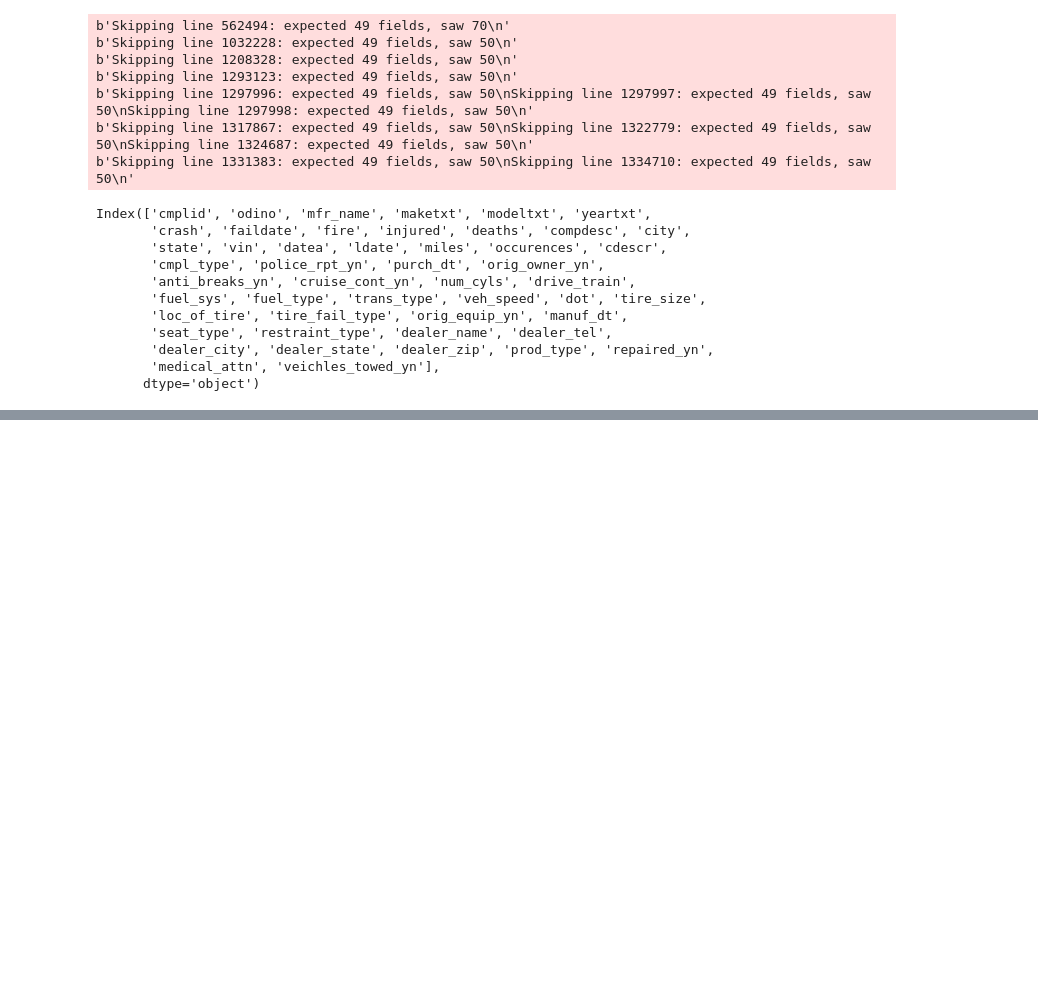
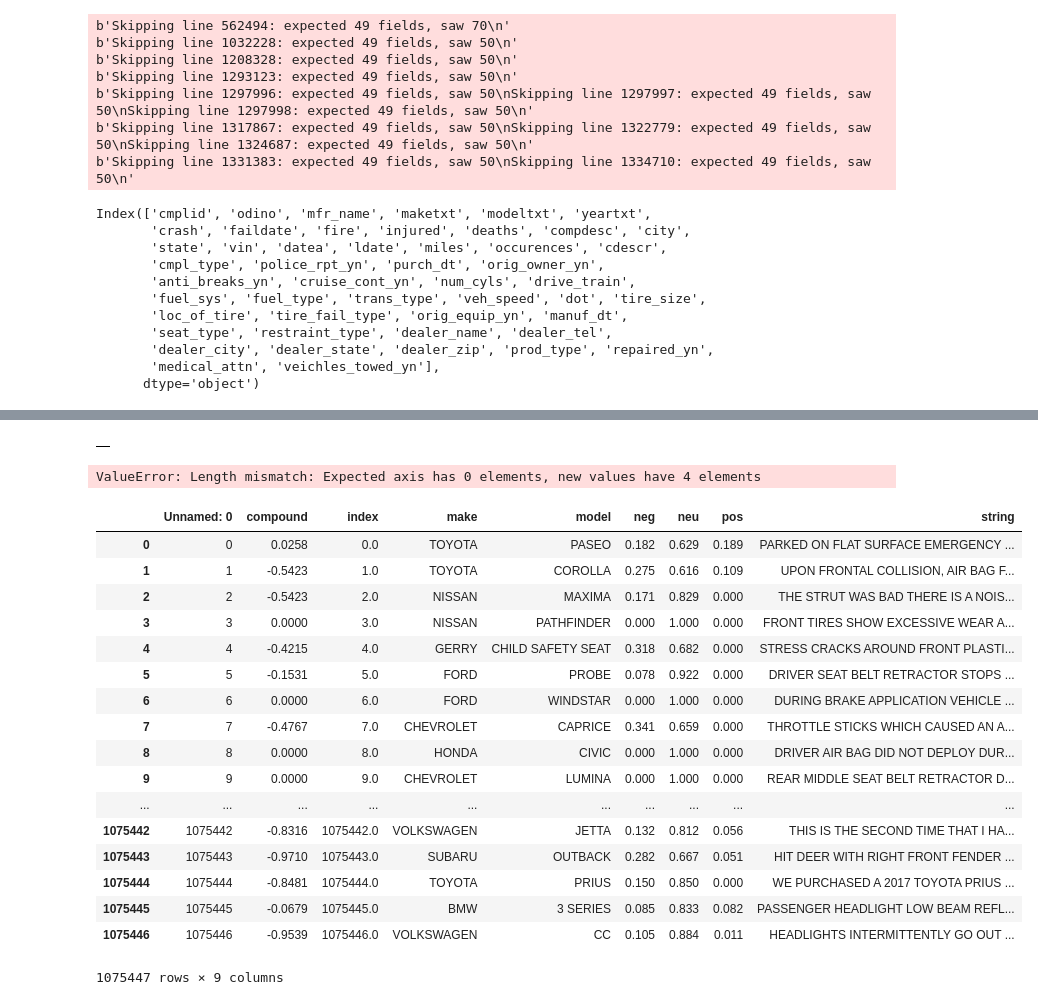
Before and after one commit to bmart847/RecallAnalysis, a Jupyter notebook: cars.ipynb, the cells around one changed output, grey strips where cells are left out. Saved outputs shown, nothing was run; the diff lists cells and outputs as text; code cells hidden in the pictures; blank space fills up the shorter version.

Commit message:
added grouping stuff

```diff
--- a/cars.ipynb
+++ b/cars.ipynb
@@ -1218,3 +1155,42 @@ testSent
+# %%
+group0
+# %% [output]
+|  |
+# %%
+#the last 20 or so  frames were added by owen.
+num = pd.DataFrame()
+num.columns = ['compound','pos','neg','neu']
+num['compound'] = testSent['compound']
+num['pos'] = testSent['pos']
+num['neg'] = testSent['neg']
+num['neu'] = testSent['neu']
+
+#num = testSent
+
+#compound = num.compound
+# %% [output]
+ValueError: Length mismatch: Expected axis has 0 elements, new values have 4 elements
+# %%
+save
+# %% [output]
+|  | Unnamed: 0 | compound | index | make | model | neg | neu | pos | string |
+| 0 | 0 | 0.0258 | 0.0 | TOYOTA | PASEO | 0.182 | 0.629 | 0.189 | PARKED ON FLAT SURFACE EMERGENCY ... |
+| 1 | 1 | -0.5423 | 1.0 | TOYOTA | COROLLA | 0.275 | 0.616 | 0.109 | UPON FRONTAL COLLISION, AIR BAG F... |
+| 2 | 2 | -0.5423 | 2.0 | NISSAN | MAXIMA | 0.171 | 0.829 | 0.000 | THE STRUT WAS BAD THERE IS A NOIS... |
+| 3 | 3 | 0.0000 | 3.0 | NISSAN | PATHFINDER | 0.000 | 1.000 | 0.000 | FRONT TIRES SHOW EXCESSIVE WEAR A... |
+| 4 | 4 | -0.4215 | 4.0 | GERRY | CHILD SAFETY SEAT | 0.318 | 0.682 | 0.000 | STRESS CRACKS AROUND FRONT PLASTI... |
+| 5 | 5 | -0.1531 | 5.0 | FORD | PROBE | 0.078 | 0.922 | 0.000 | DRIVER SEAT BELT RETRACTOR STOPS ... |
+| 6 | 6 | 0.0000 | 6.0 | FORD | WINDSTAR | 0.000 | 1.000 | 0.000 | DURING BRAKE APPLICATION VEHICLE ... |
+| 7 | 7 | -0.4767 | 7.0 | CHEVROLET | CAPRICE | 0.341 | 0.659 | 0.000 | THROTTLE STICKS WHICH CAUSED AN A... |
+| 8 | 8 | 0.0000 | 8.0 | HONDA | CIVIC | 0.000 | 1.000 | 0.000 | DRIVER AIR BAG DID NOT DEPLOY DUR... |
+| 9 | 9 | 0.0000 | 9.0 | CHEVROLET | LUMINA | 0.000 | 1.000 | 0.000 | REAR MIDDLE SEAT BELT RETRACTOR D... |
+| ... | ... | ... | ... | ... | ... | ... | ... | ... | ... |
+| 1075442 | 1075442 | -0.8316 | 1075442.0 | VOLKSWAGEN | JETTA | 0.132 | 0.812 | 0.056 | THIS IS THE SECOND TIME THAT I HA... |
+| 1075443 | 1075443 | -0.9710 | 1075443.0 | SUBARU | OUTBACK | 0.282 | 0.667 | 0.051 | HIT DEER WITH RIGHT FRONT FENDER ... |
+| 1075444 | 1075444 | -0.8481 | 1075444.0 | TOYOTA | PRIUS | 0.150 | 0.850 | 0.000 | WE PURCHASED A 2017 TOYOTA PRIUS ... |
+| 1075445 | 1075445 | -0.0679 | 1075445.0 | BMW | 3 SERIES | 0.085 | 0.833 | 0.082 | PASSENGER HEADLIGHT LOW BEAM REFL... |
+| 1075446 | 1075446 | -0.9539 | 1075446.0 | VOLKSWAGEN | CC | 0.105 | 0.884 | 0.011 | HEADLIGHTS INTERMITTENTLY GO OUT ... |
+1075447 rows × 9 columns
 # %%
 frankenFrame = frankenFrame[np.isfinite(frankenFrame['compound'])]
 #with help from: http://stackoverflow.com/questions/13413590/how-to-drop-rows-of-pandas-dataframe-whose-value-in-certain-columns-is-nan
```
Also changed, not shown: parts of 37 cells of this notebook.
